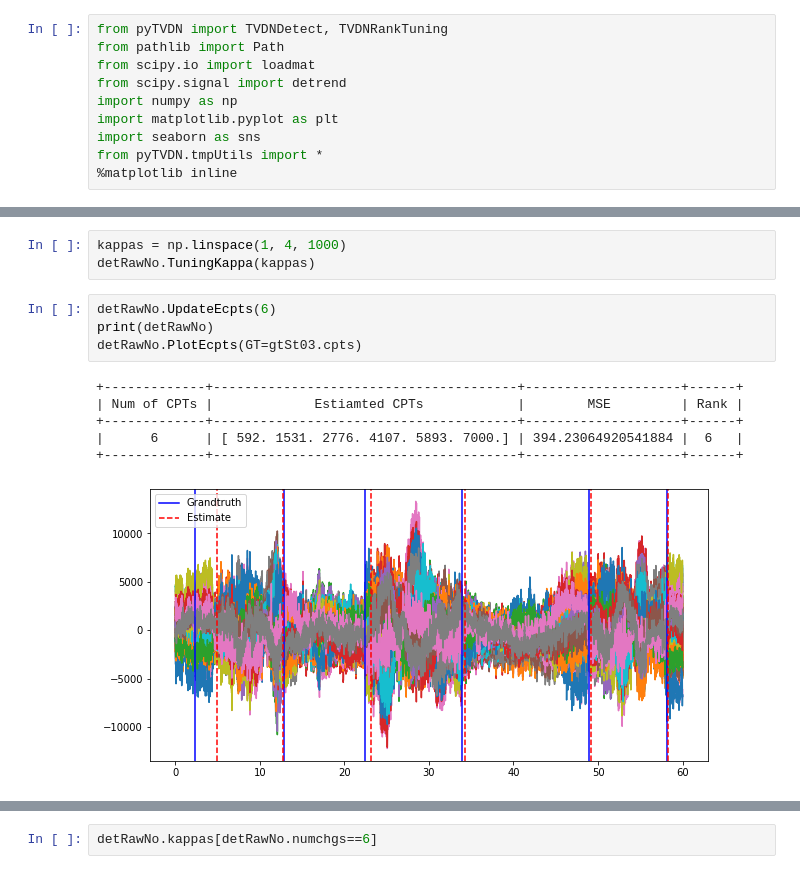
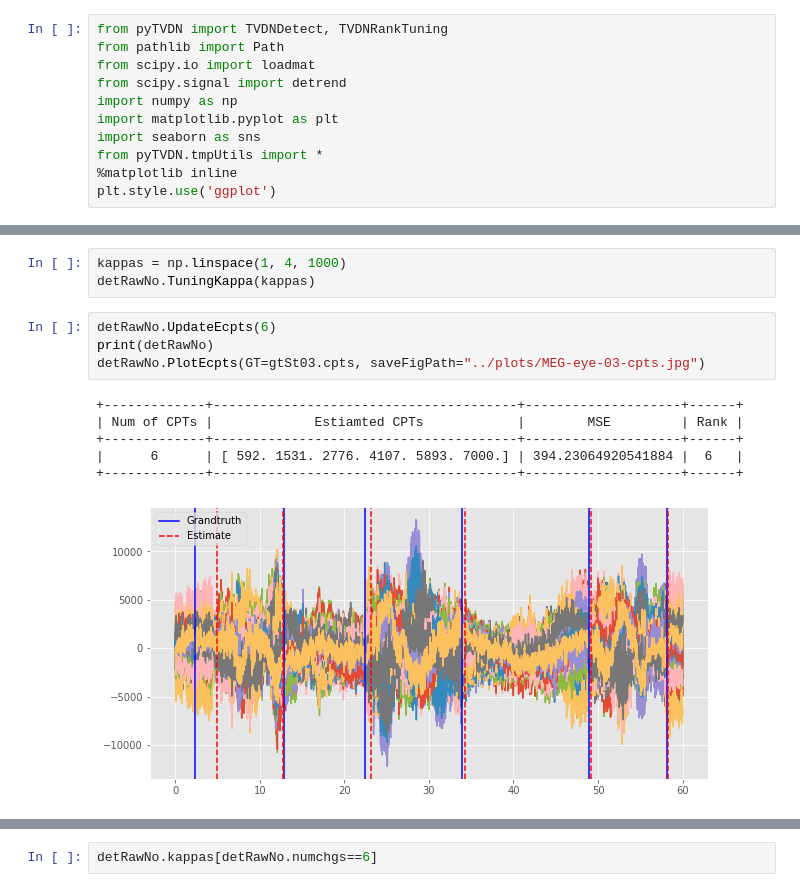
Before and after one commit to JINhuaqing/TVDN-simu, a Jupyter notebook: realdata/MEG-eye-data03st1026.ipynb, the cells around one changed output, grey strips where cells are left out. Cells and saved outputs as stored; diff of their text form.

```diff
--- a/realdata/MEG-eye-data03st1026.ipynb
+++ b/realdata/MEG-eye-data03st1026.ipynb
@@ -11,6 +11,7 @@ import matplotlib.pyplot as plt
 import seaborn as sns
 from pyTVDN.tmpUtils import *
 %matplotlib inline
+plt.style.use('ggplot')
 # %%
 from pprint import pprint
 import pickle
@@ -234,11 +235,11 @@ detRawNo.TuningKappa(kappas)
 # %%
 detRawNo.UpdateEcpts(6)
 print(detRawNo)
-detRawNo.PlotEcpts(GT=gtSt03.cpts)
+detRawNo.PlotEcpts(GT=gtSt03.cpts, saveFigPath="../plots/MEG-eye-03-cpts.jpg")
 # %% [output]
 +-------------+---------------------------------------+--------------------+------+
 | Num of CPTs |             Estiamted CPTs            |        MSE         | Rank |
 +-------------+---------------------------------------+--------------------+------+
 |      6      | [ 592. 1531. 2776. 4107. 5893. 7000.] | 394.23064920541884 |  6   |
 +-------------+---------------------------------------+--------------------+------+
-[figure, old version]
+[figure, new version]
```
Also changed, not shown: parts of 8 cells of this notebook, 18 other files.
